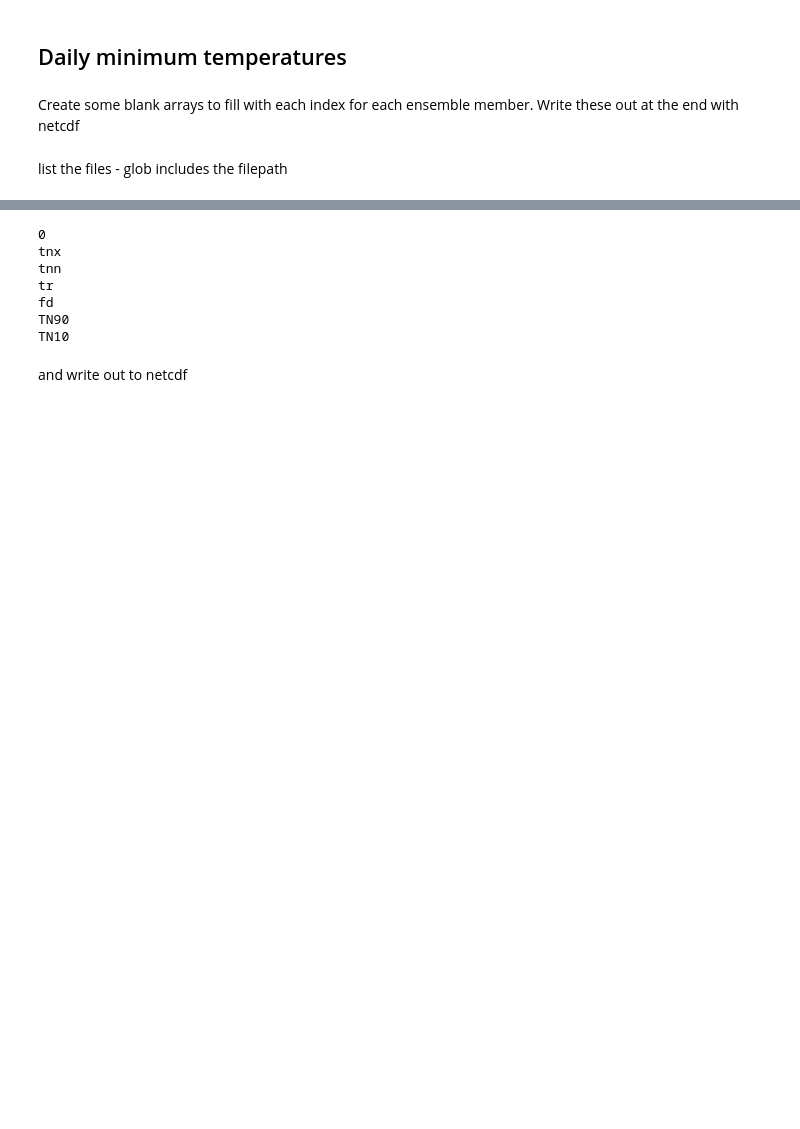
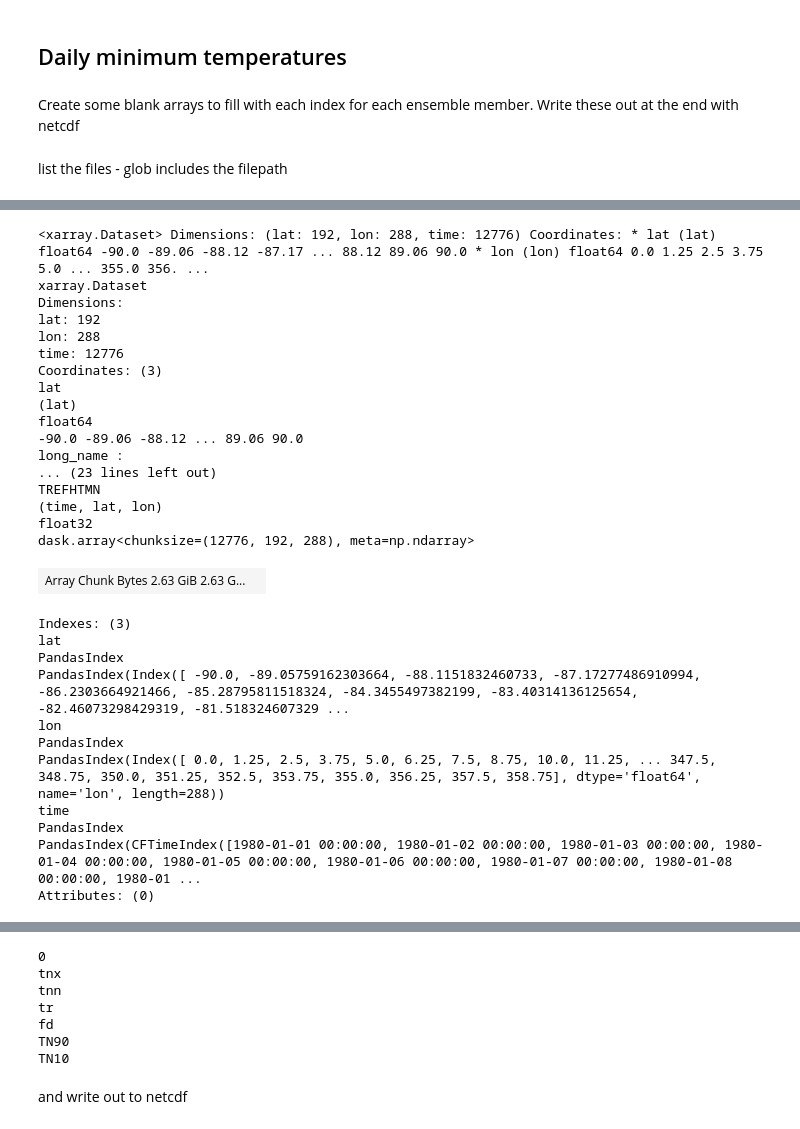
Before and after one commit to maritye/extreme_indices_cesm, a Jupyter notebook: notebooks/23-11-06_B_ETCCDI_Temp_annual.ipynb, the cells around one changed output, grey strips where cells are left out. Saved outputs shown, nothing was run; the diff lists cells and outputs as text; code cells hidden in the pictures; blank space fills up the shorter version.

```diff
--- a/notebooks/23-11-06_B_ETCCDI_Temp_annual.ipynb
+++ b/notebooks/23-11-06_B_ETCCDI_Temp_annual.ipynb
@@ -93,0 +145,3 @@ files = glob.glob(iDir + '*.TREFHTMN.*')
+# %%
+%%time
+ds = xr.open_mfdataset(files, parallel=True)
@@ -93,0 +151,32 @@ files = glob.glob(iDir + '*.TREFHTMN.*')
+# %%
+ds
+# %% [output]
+<xarray.Dataset> Dimensions: (lat: 192, lon: 288, time: 12776) Coordinates: * lat (lat) float64 -90.0 -89.06 -88.12 -87.17 ... 88.12 89.06 90.0 * lon (lon) float64 0.0 1.25 2.5 3.75 5.0 ... 355.0 356. ...
+xarray.Dataset
+Dimensions:
+lat: 192
+lon: 288
+time: 12776
+Coordinates: (3)
+lat
+(lat)
+float64
+-90.0 -89.06 -88.12 ... 89.06 90.0
+long_name :
+... (23 lines left out)
+TREFHTMN
+(time, lat, lon)
+float32
+dask.array<chunksize=(12776, 192, 288), meta=np.ndarray>
+| Array Chunk Bytes 2.63 GiB 2.63 G... |  |
+Indexes: (3)
+lat
+PandasIndex
+PandasIndex(Index([ -90.0, -89.05759162303664, -88.1151832460733, -87.17277486910994, -86.2303664921466, -85.28795811518324, -84.3455497382199, -83.40314136125654, -82.46073298429319, -81.518324607329 ...
+lon
+PandasIndex
+PandasIndex(Index([ 0.0, 1.25, 2.5, 3.75, 5.0, 6.25, 7.5, 8.75, 10.0, 11.25, ... 347.5, 348.75, 350.0, 351.25, 352.5, 353.75, 355.0, 356.25, 357.5, 358.75], dtype='float64', name='lon', length=288))
+time
+PandasIndex
+PandasIndex(CFTimeIndex([1980-01-01 00:00:00, 1980-01-02 00:00:00, 1980-01-03 00:00:00, 1980-01-04 00:00:00, 1980-01-05 00:00:00, 1980-01-06 00:00:00, 1980-01-07 00:00:00, 1980-01-08 00:00:00, 1980-01 ...
+Attributes: (0)
```
Also changed, not shown: parts of 19 cells of this notebook.
